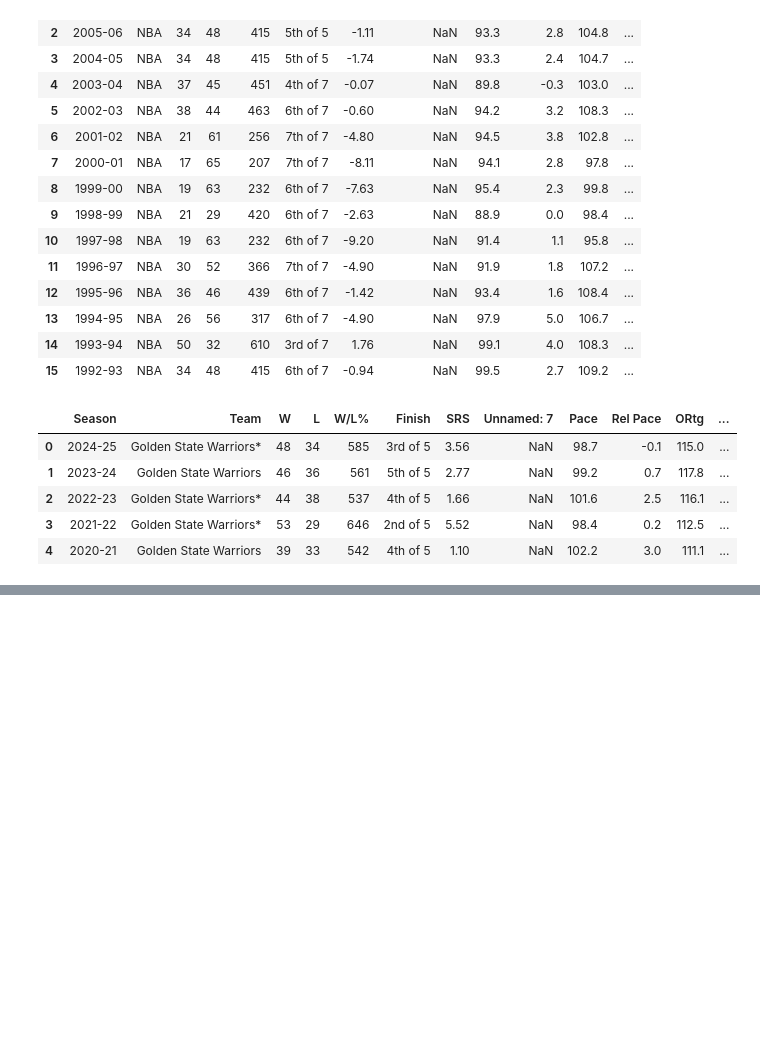
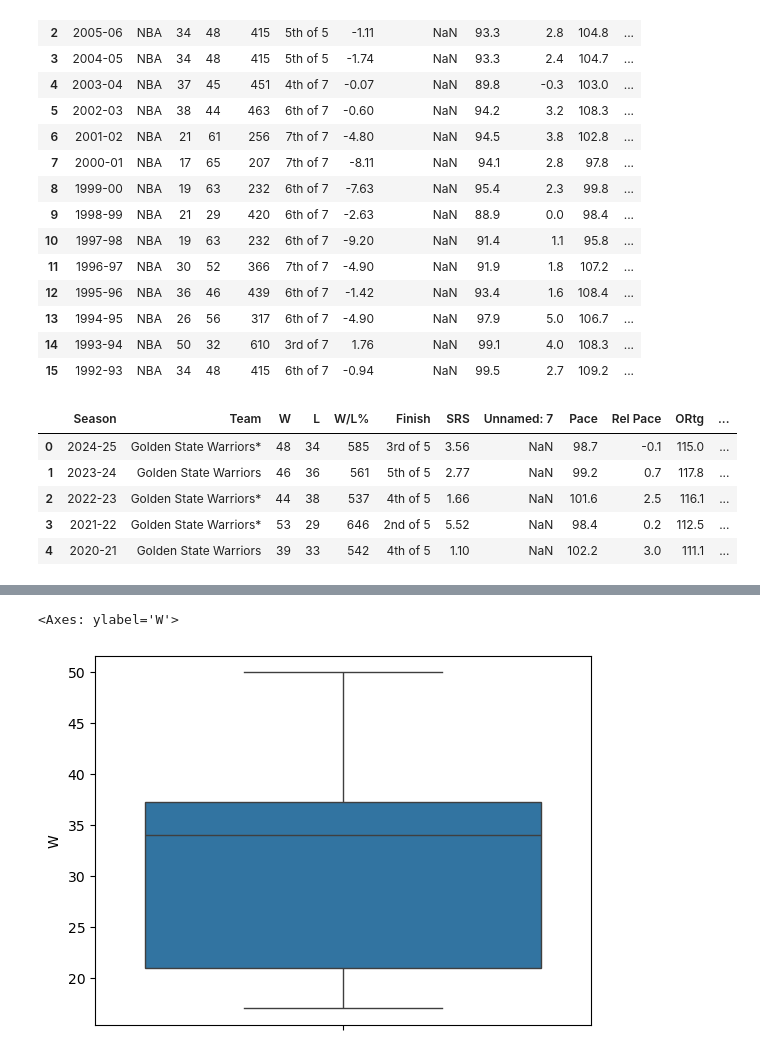
Before and after one commit to matheusmendesds/projetoPython, a Jupyter notebook: Untitled10.ipynb, the cells around one changed output, grey strips where cells are left out. Drawn from its saved outputs; the diff is of its cells as text; code cells hidden in the pictures; blank space fills up the shorter version.

Commit message:
add boxplot vitorias

```diff
--- a/Untitled10.ipynb
+++ b/Untitled10.ipynb
@@ -72,0 +69,5 @@ np.int64(519)
+# %%
+sns.boxplot(DataWarriors['W'])
+# %% [output]
+<Axes: ylabel='W'>
+[figure, added]
```
Also changed, not shown: parts of 3 cells of this notebook.
